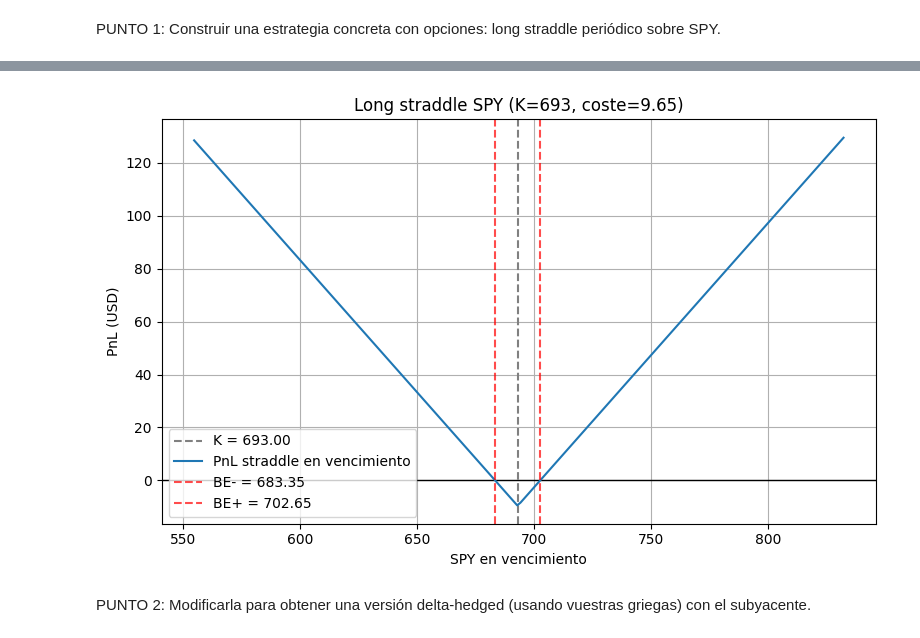
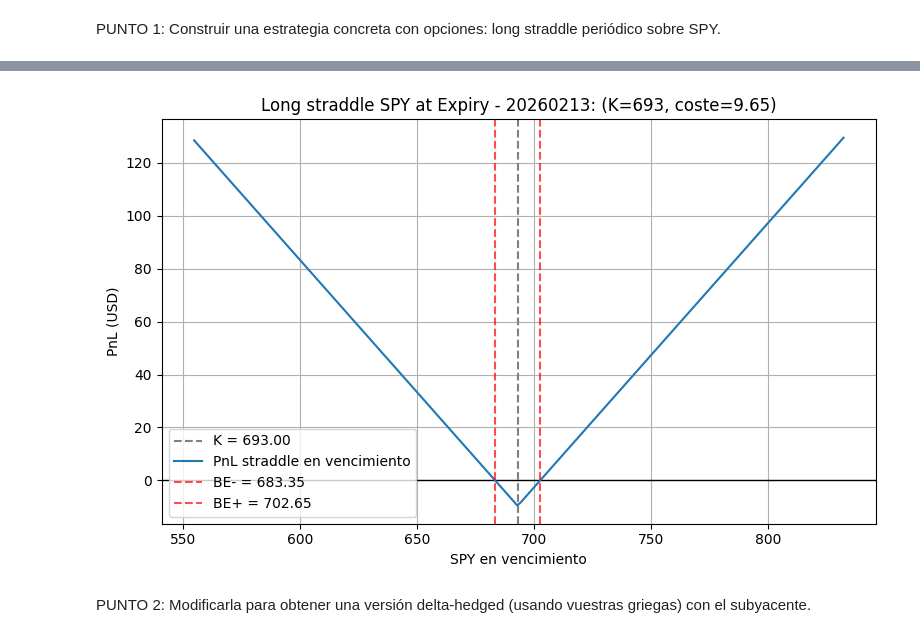
Before and after one commit to NataliaSJO/Practica-4-Miax-Opciones, a Jupyter notebook: EJERCICIO_MIAX_17012026.ipynb, the cells around one changed output, grey strips where cells are left out. Drawn from its saved outputs; the diff is of its cells as text; code cells hidden in the pictures.

```diff
--- a/EJERCICIO_MIAX_17012026.ipynb
+++ b/EJERCICIO_MIAX_17012026.ipynb
@@ -382,7 +382,7 @@ if __name__ == "__main__":
     spy = Stock("SPY", "SMART", "USD")
 
     # -------------------------
-    # 1) Conexión IBKR
+    # Conexión IBKR
     # -------------------------
     try:
         print("Conectando...")
@@ -395,7 +395,7 @@ if __name__ == "__main__":
 
     ib.qualifyContracts(spy)
     # -------------------------
-    # 2) Precio spot desde CSV
+    # Precio spot desde CSV
     # -------------------------
     df_prices = pd.read_csv("Prices.csv")
     df_prices["Date"] = pd.to_datetime(df_prices["Date"], format="%m-%d-%y")
@@ -407,8 +407,20 @@ if __name__ == "__main__":
     if S <= 0:
         raise RuntimeError("No se pudo obtener precio del SPY.")
 
+    #print("Solicitando precio spot a IBKR...")
+    #tickers = ib.reqTickers(spy)
+    #if tickers:
+    #    S = tickers[0].marketPrice()
+    #    # Si el mercado está cerrado, marketPrice() puede fallar,
+    #    # a veces es mejor usar close() del día anterior:
+    #    if math.isnan(S):
+    #        S = tickers[0].close
+    #    print(f"SPY spot (S) desde API: {S:.4f}")
+    #else:
+    #    raise RuntimeError("No se pudo obtener precio de la API.")
+#
     # -------------------------
-    # 3) Cargar cadena desde CSV (tus datos)
+    # Cargar cadena desde CSV
     # -------------------------
     df = pd.read_csv("data.csv")
 
@@ -429,7 +441,7 @@ if __name__ == "__main__":
     df["put_mid"]  = (df["put_bid"]  + df["put_ask"])  / 2
 
     # -------------------------
-    # 4) Expiry
+    # Expiry
     # -------------------------
     chains = ib.reqSecDefOptParams("SPY", "", "STK", spy.conId)
     chain = next(c for c in chains if c.exchange == "SMART" and c.tradingClass == "SPY")
@@ -443,7 +455,7 @@ if __name__ == "__main__":
     print(f"Expiry elegido: {expiry} | T (años aprox): {T:.6f}")
 
     # -------------------------
-    # 5) Strike ATM desde tu CSV
+    # Strike ATM desde tu CSV
     # -------------------------
     K = df.iloc[(df["EXERCISE"] - S).abs().argmin()]["EXERCISE"]
     row = df[df["EXERCISE"] == K].iloc[0]
@@ -456,7 +468,7 @@ if __name__ == "__main__":
     print(f"Put  mid price (CSV): {priceP}")
 
     # -------------------------
-    # 6) Calibración
+    # Calibración
     # -------------------------
     if not (math.isnan(priceC) or math.isnan(priceP)):
         r_calib = get_risk_free_rate_yahoo(default=0.045)
@@ -468,39 +480,43 @@ if __name__ == "__main__":
     else:
         print("ERROR: Faltan precios de opciones en el CSV.")
 
-    # Coste total del straddle con tus precios mid, comprando 1 Call + 1 Put -> este es el valor máximo de pérdida si el subyacente no se mueve, acaba en Strike K y no hay comisiones
+    # ---------------------------------------------------------
+    # Ejecución en TWS
+    # ---------------------------------------------------------
+    # Creamos los contratos para la ejecución
+    c_con = Option("SPY", expiry, K, 'C', 'SMART')
+    p_con = Option("SPY", expiry, K, 'P', 'SMART')
+    ib.qualifyContracts(c_con, p_con)
+
+    print(f"\nEnviando órdenes para Straddle K={K}...")
+
+    o_call = MarketOrder('BUY', 1, lmtPrice=priceC, tif='DAY')
+    o_put  = MarketOrder('BUY', 1, lmtPrice=priceP, tif='DAY')
+
+    trade_c = ib.placeOrder(c_con, o_call)
+    trade_p = ib.placeOrder(p_con, o_put)
+
+    # ---------------------------------------------------------
+    # 8) VISUALIZACIÓN DEL PAYOFF
+    # ---------------------------------------------------------
     STRADDLE_COST = priceC + priceP
-    print(f"\nCoste total straddle (Call+Put): {STRADDLE_COST:.4f} USD")
+    ST_grid = np.linspace(0.8 * S, 1.2 * S, 200)
 
-    def payoff_straddle(ST, K, call_price, put_price):
-        """
-        Beneficio o perdida (PoL) del straddle en vencimiento:
-        (payoff call + payoff put) - coste inicial
-        payoff call = max(ST - K, 0)
-        payoff put = max(K - ST, 0)
+    # Payoff en vencimiento
+    pnl_grid = np.maximum(ST_grid - K, 0) + np.maximum(K - ST_grid, 0) - STRADDLE_COST
 
-        Devuelve el PnL del straddle en función del precio del subyacente en vencimiento ST.
-        """
-        payoff_call = np.maximum(ST - K, 0.0)
-        payoff_put = np.maximum(K - ST, 0.0)
-        gross =  payoff_call + payoff_put
-        return gross - (call_price + put_price)
+    # Dibujar Break-evens
+    be_low, be_high = K - STRADDLE_COST, K + STRADDLE_COST
 
-    # Rango de precios posibles en vencimiento (por ejemplo ±20% alrededor de S)
-    S_min = 0.8 * S
-    S_max = 1.2 * S
-    #Genera 200 precios posibles para ST, entre S_min y S_max, para evaluar el payoff en el rango
-    ST_grid = np.linspace(S_min, S_max, 200)
+    # ---------------------------------------------------------
+    # Check estados de las órdenes
+    # ---------------------------------------------------------
+    ib.sleep(2)
+    print(f"Estado Call: {trade_c.orderStatus.status}")
+    print(f"Estado Put:  {trade_p.orderStatus.status}")
 
-    #Calcula el PnL del straddle en cada precio posible en vencimiento, un array de 200 valores de PnL
-    pnl_grid = payoff_straddle(ST_grid, K, priceC, priceP)
-
-    # Break-evens teóricos: K ± (coste total)
-    breakeven_down = K - STRADDLE_COST #Inferior: el precio mínimo donde el straddle empieza a ganar
-    breakeven_up   = K + STRADDLE_COST #Superior: el precio máximo donde el straddle empieza a ganar
-
-    print(f"Break-even inferior: {breakeven_down:.4f}")
-    print(f"Break-even superior: {breakeven_up:.4f}")
+    if trade_c.orderStatus.status == 'Cancelled' or trade_p.orderStatus.status == 'Cancelled':
+        print("\nATENCIÓN: Las órdenes fueron canceladas. Revisa permisos de 'Opciones' en el Portal de IBKR.")
 
     # Plot del payoff/PnL en vencimiento
     plt.figure(figsize=(8, 5))
@@ -509,12 +525,12 @@ if __name__ == "__main__":
 
     plt.plot(ST_grid, pnl_grid, label="PnL straddle en vencimiento")
 
-    plt.axvline(breakeven_down, color="red", linestyle="--", alpha=0.7,
-                label=f"BE- = {breakeven_down:.2f}")
-    plt.axvline(breakeven_up, color="red", linestyle="--", alpha=0.7,
-                label=f"BE+ = {breakeven_up:.2f}")
+    plt.axvline(be_low, color="red", linestyle="--", alpha=0.7,
+                label=f"BE- = {be_low:.2f}")
+    plt.axvline(be_high, color="red", linestyle="--", alpha=0.7,
+                label=f"BE+ = {be_high:.2f}")
 
-    plt.title(f"Long straddle SPY (K={K:.0f}, coste={STRADDLE_COST:.2f})")
+    plt.title(f"Long straddle SPY at Expiry - {expiry}: (K={K:.0f}, coste={STRADDLE_COST:.2f})")
     plt.xlabel("SPY en vencimiento")
     plt.ylabel("PnL (USD)")
     plt.legend()
@@ -541,4 +557,4 @@ Break-even superior: 702.6500
-[figure, old version]
+[figure, new version]
 # %% [markdown]
 PUNTO 2: Modificarla para obtener una versión delta-hedged (usando vuestras griegas) con el subyacente.
 # %%
```
Also changed, not shown: parts of 11 cells of this notebook.
